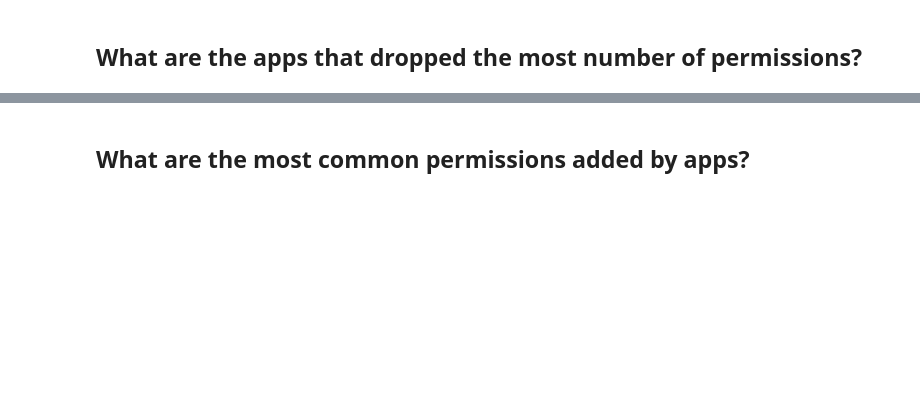
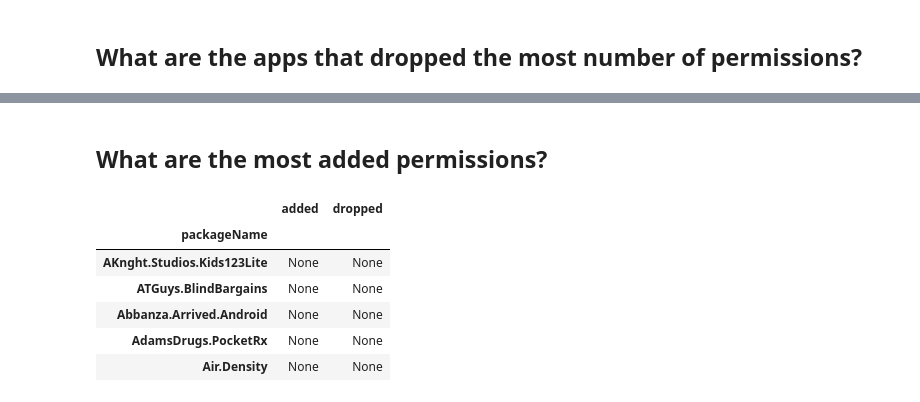
Before and after one commit to sieveable/sieveable-mining, a Jupyter notebook: notebooks/manifest-analysis.ipynb, the cells around one changed output, grey strips where cells are left out. Cells and saved outputs as stored; diff of their text form; code cells hidden in the pictures; blank space fills up the shorter version.

```diff
--- a/notebooks/manifest-analysis.ipynb
+++ b/notebooks/manifest-analysis.ipynb
@@ -193,2 +227,42 @@ display(HTML(html_contnt + '</table>'))
 # %% [markdown]
-## What are the most common permissions added by apps?
+## What are the most added permissions?
+# %%
+def pairwise(iterable):
+    a, b = itertools.tee(iterable)
+    next(b, None)
+    return list(zip(a, b))
+
+# Group by package name, get the added and dropped permissions
+g = df_all_app_versions.groupby('packageName')
+
+def print_perms(perms):
+    dropped = []
+    added = []
+    if len(perms) < 2:
+        return pd.Series({'added': None, 'dropped': None})
+    d = { 'added': [], 'dropped':[]}
+    perm_pairs = pairwise(perms)
+    for perm_pair in perm_pairs:
+        added = list(set(perm_pair[1]) - set(perm_pair[0]))
+        dropped = list(set(perm_pair[0]) - set(perm_pair[1]))
+        d['added'].append(added)
+        d['dropped'].append(dropped)
+    # Flatten the list
+    d['dropped'] = list(itertools.chain.from_iterable(d['dropped']))
+    d['added'] = list(itertools.chain.from_iterable(d['added']))
+    if len(d['added']) == 0:
+        d['added'] = None
+    if len(d['dropped']) == 0:
+        d['dropped'] = None
+    return pd.Series(d)
+s = g.sys_permissions.apply(print_perms)
+df_dropped_added_perm = s.unstack()
+df_dropped_added_perm.head()
+# %% [output]
+|  | added | dropped |
+| packageName |  |  |
+| AKnght.Studios.Kids123Lite | None | None |
+| ATGuys.BlindBargains | None | None |
+| Abbanza.Arrived.Android | None | None |
+| AdamsDrugs.PocketRx | None | None |
+| Air.Density | None | None |
```
Also changed, not shown: parts of 18 cells of this notebook.
